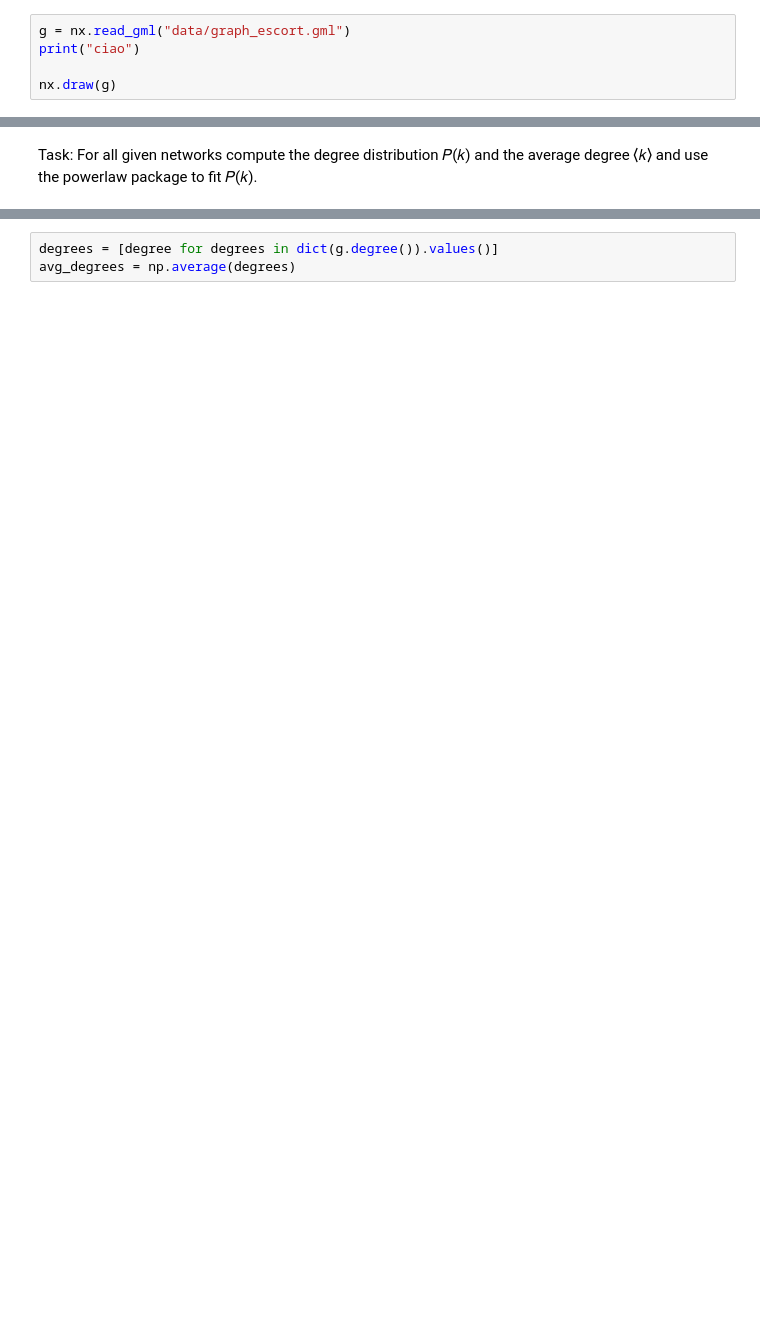
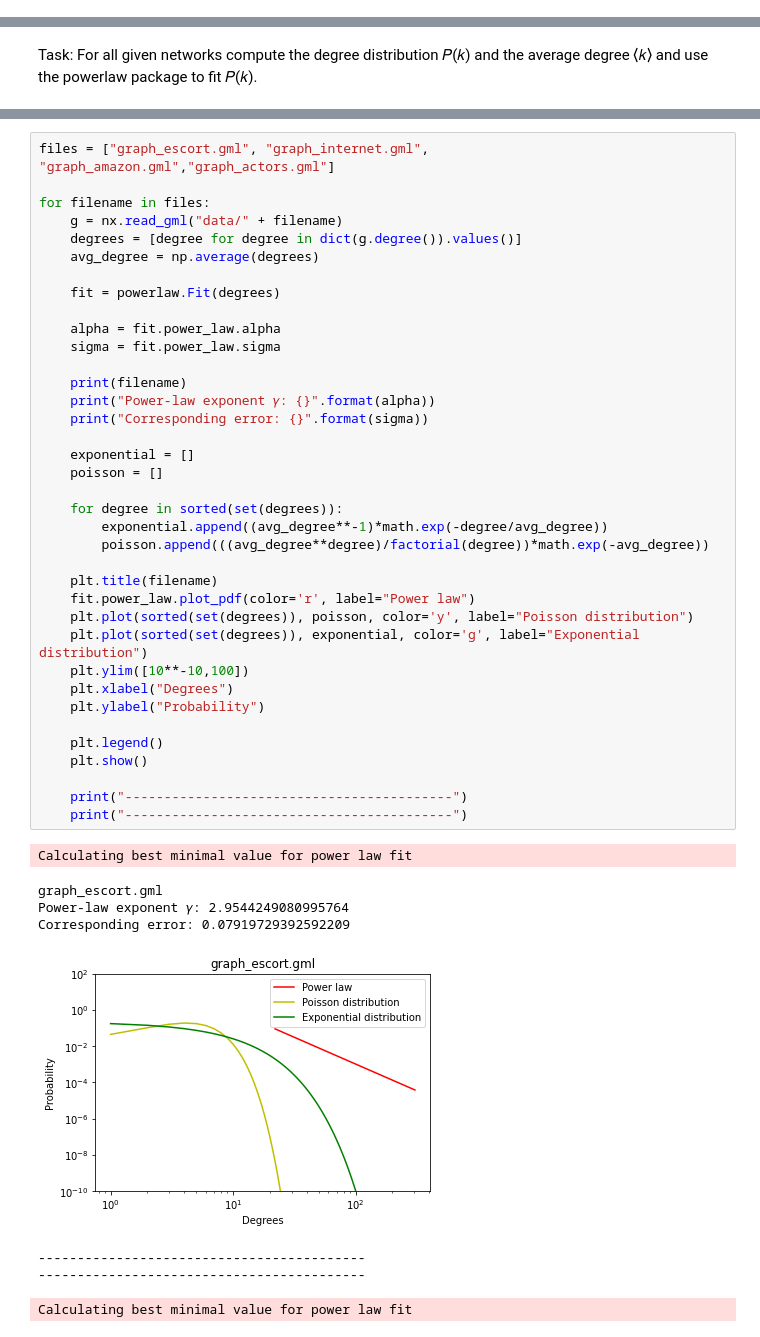
Before and after one commit to epura/NS, a Jupyter notebook: EX5/Pura_Eleonora_EX5.ipynb, the cells around one changed output, grey strips where cells are left out. Saved outputs shown, nothing was run; the diff lists cells and outputs as text; blank space fills up the shorter version.

```diff
--- a/EX5/Pura_Eleonora_EX5.ipynb
+++ b/EX5/Pura_Eleonora_EX5.ipynb
@@ -16,5 +17,0 @@ filenames = glob.glob('Data/*.gml')
-# %%
-g = nx.read_gml("data/graph_escort.gml")
-print("ciao")
-
-nx.draw(g)
@@ -25,3 +27,46 @@ Task: For all given networks compute the degree distribution 𝑃(𝑘) and the
 # %%
-degrees = [degree for degrees in dict(g.degree()).values()]
-avg_degrees = np.average(degrees)
+files = ["graph_escort.gml", "graph_internet.gml", "graph_amazon.gml","graph_actors.gml"]
+
+for filename in files:
+    g = nx.read_gml("data/" + filename)
+    degrees = [degree for degree in dict(g.degree()).values()]
+    avg_degree = np.average(degrees)
+
+    fit = powerlaw.Fit(degrees)
+
+    alpha = fit.power_law.alpha
+    sigma = fit.power_law.sigma
+
+    print(filename)
+    print("Power-law exponent 𝛾: {}".format(alpha))
+    print("Corresponding error: {}".format(sigma))
+
+    exponential = []
+    poisson = []
+
+    for degree in sorted(set(degrees)):
+        exponential.append((avg_degree**-1)*math.exp(-degree/avg_degree))
+        poisson.append(((avg_degree**degree)/factorial(degree))*math.exp(-avg_degree))
+
+    plt.title(filename)
+    fit.power_law.plot_pdf(color='r', label="Power law")
+    plt.plot(sorted(set(degrees)), poisson, color='y', label="Poisson distribution")
+    plt.plot(sorted(set(degrees)), exponential, color='g', label="Exponential distribution")
+    plt.ylim([10**-10,100])
+    plt.xlabel("Degrees")
+    plt.ylabel("Probability")
+
+    plt.legend()
+    plt.show()
+
+    print("------------------------------------------")
+    print("------------------------------------------")
+# %% [output]
+Calculating best minimal value for power law fit
+graph_escort.gml
+Power-law exponent 𝛾: 2.9544249080995764
+Corresponding error: 0.07919729392592209
+[figure, added]
+------------------------------------------
+------------------------------------------
+Calculating best minimal value for power law fit
```
Also changed, not shown: parts of 8 cells of this notebook.
